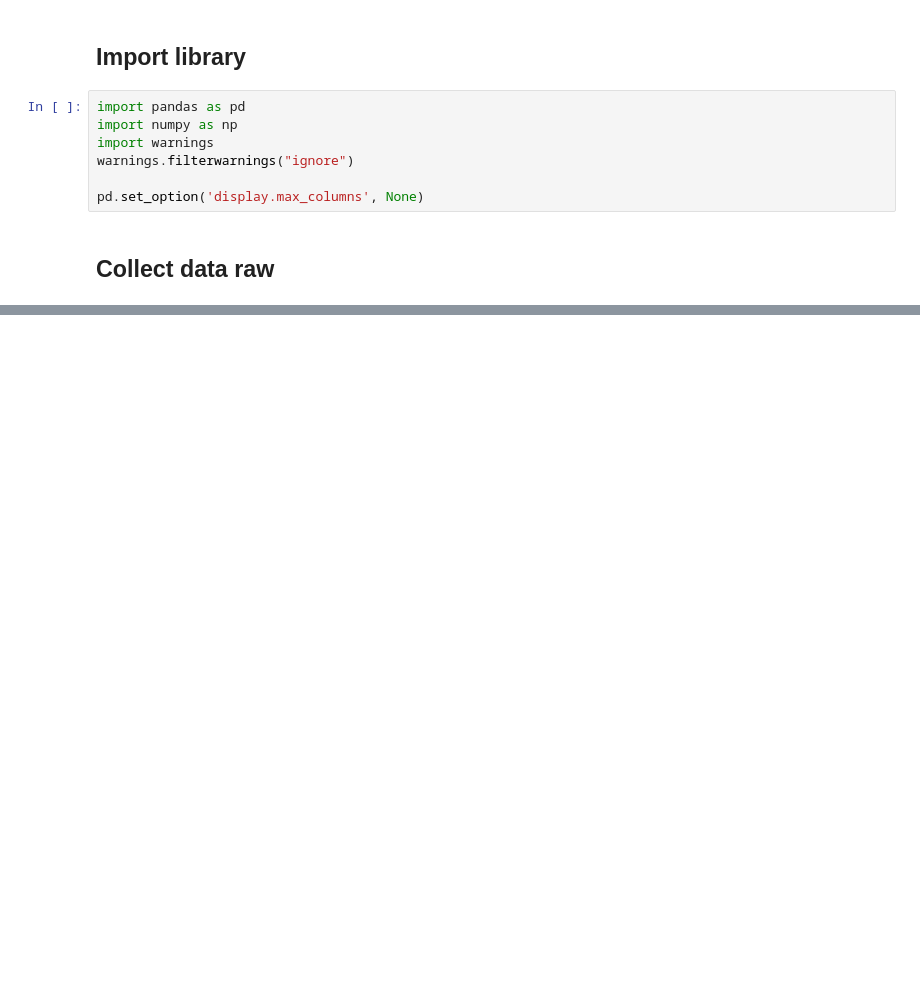
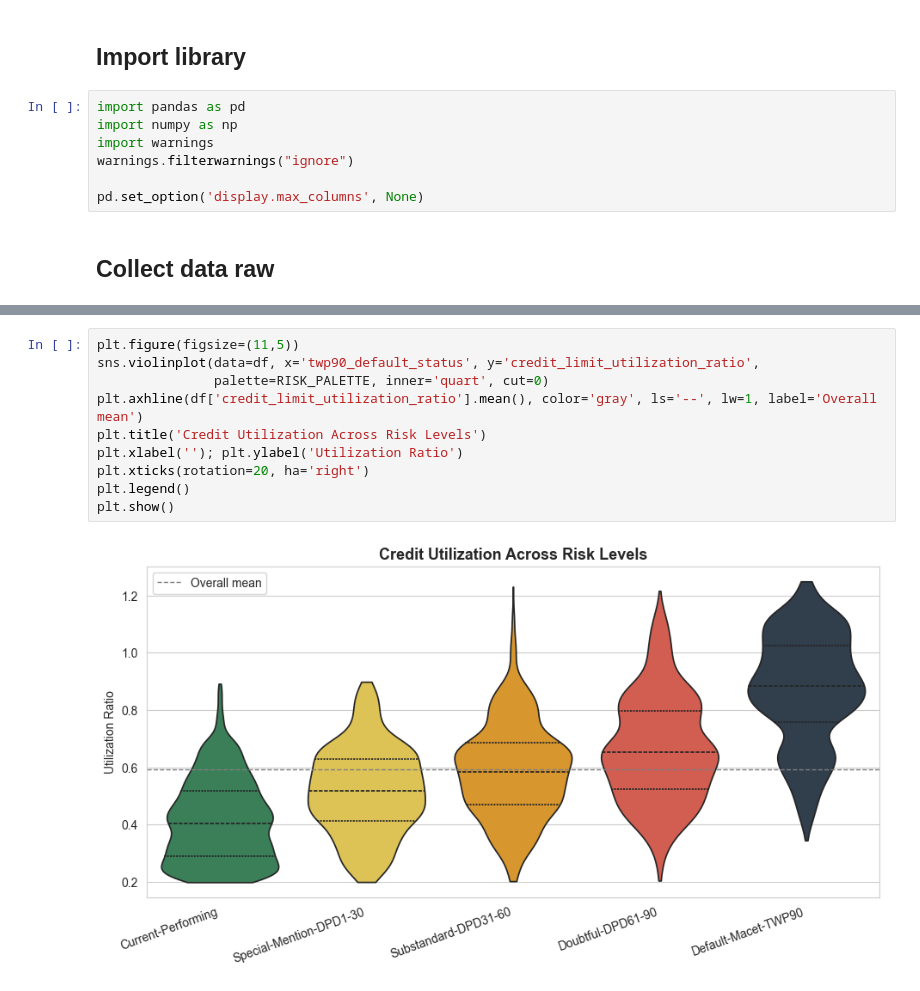
Before and after one commit to Mipjeiger/Indo-Paylater-analytics, a Jupyter notebook: researchment/01_eda.ipynb, the cells around one changed output, grey strips where cells are left out. Drawn from its saved outputs; the diff is of its cells as text; blank space fills up the shorter version.

```diff
--- a/researchment/01_eda.ipynb
+++ b/researchment/01_eda.ipynb
@@ -28,0 +180,12 @@ df.head()
+# %%
+plt.figure(figsize=(11,5))
+sns.violinplot(data=df, x='twp90_default_status', y='credit_limit_utilization_ratio',
+               palette=RISK_PALETTE, inner='quart', cut=0)
+plt.axhline(df['credit_limit_utilization_ratio'].mean(), color='gray', ls='--', lw=1, label='Overall mean')
+plt.title('Credit Utilization Across Risk Levels')
+plt.xlabel(''); plt.ylabel('Utilization Ratio')
+plt.xticks(rotation=20, ha='right')
+plt.legend()
+plt.show()
+# %% [output]
+[figure, added]
```
Also changed, not shown: parts of 26 cells of this notebook.
